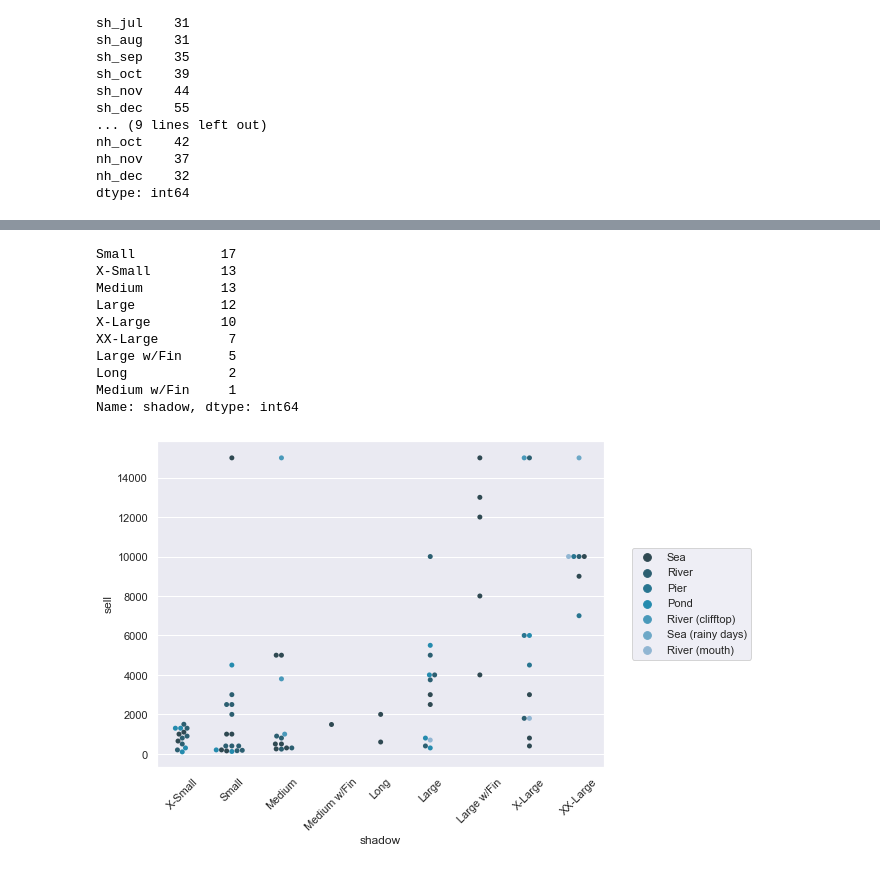
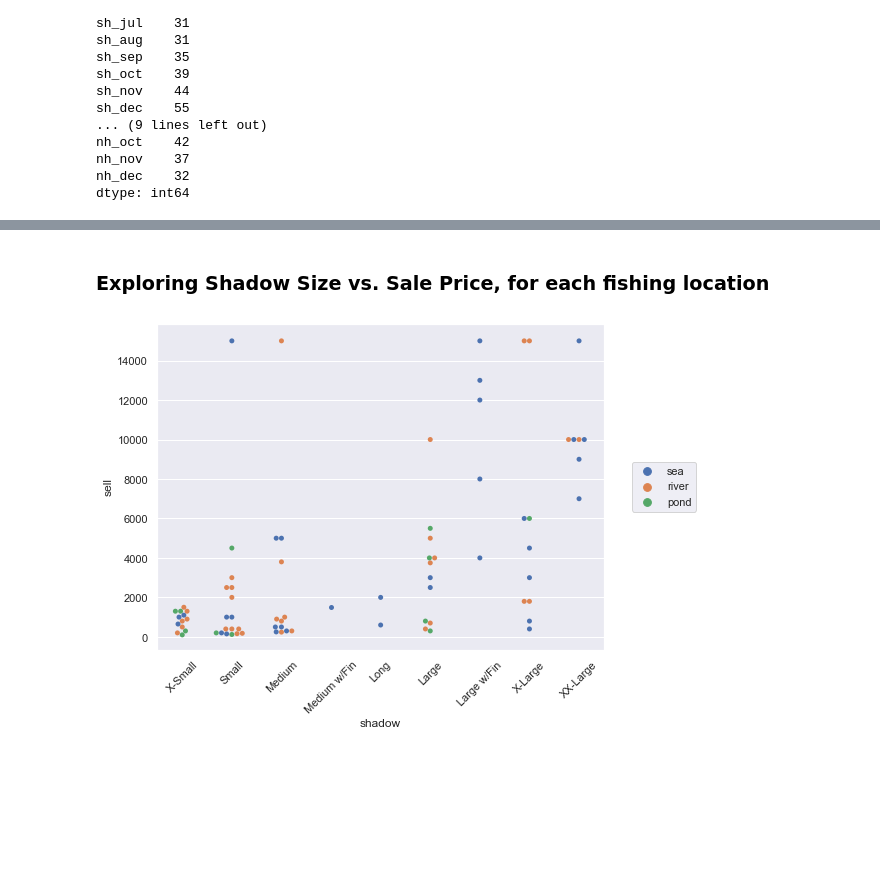
Before and after one commit to lindseyberlin/acnh_fish_guide, a Jupyter notebook: EDA-and-Data-Cleaning.ipynb, the cells around one changed output, grey strips where cells are left out. Saved outputs shown, nothing was run; the diff lists cells and outputs as text; code cells hidden in the pictures; blank space fills up the shorter version.

```diff
--- a/EDA-and-Data-Cleaning.ipynb
+++ b/EDA-and-Data-Cleaning.ipynb
@@ -90,0 +122,34 @@ Name: time, dtype: int64
+# %%
+# Mapping fish avail times to descriptors
+fish_avail_map = {'4 AM – 9 PM': "day",
+                  '9 AM –\xa04 PM': "midday",
+                  '4 PM –\xa09 AM': "night",
+                  '9 PM –\xa04 AM': "late",
+                  '9 AM –\xa04 PM; 9 PM – 4 AM': "midday, late",
+                  'All day': "all",
+                  'varies': 'varies'}
+
+fish['time'] = [fish_avail_map[item] for item in fish['time']]
+# %%
+where_how_map = {
+    "Sea": ["sea", "sea"],
+    "River": ["river", "river"],
+    "Pond": ["pond", "pond"],
+    "River (clifftop)": ["river", "clifftop"],
+    "Pier": ["sea", "pier"],
+    "River (mouth)": ["river", "mouth"],
+    "Sea (rainy days)": ["sea", "precipitation"]
+}
+# %%
+# Creating cols for primary vs. sub locations
+fish['where'] = fish['where_how']
+fish['where_sub'] = fish['where_how']
+
+for i, row in fish.iterrows():
+    orig_val = row['where']
+    where_main = where_how_map[orig_val][0]
+    where_sub = where_how_map[orig_val][1]
+    fish.at[i, 'where'] = where_main
+    fish.at[i, 'where_sub'] = where_sub
+
+fish = fish.drop(columns = "where_how")
@@ -111,5 +195,3 @@ nh_oct    42
 nh_nov    37
 nh_dec    32
 dtype: int64
-# %%
-fish[month_cols] = (~fish[month_cols].isna())
@@ -126,16 +198,5 @@ fish.head()
-# %%
-fish['shadow'].value_counts()
-# %% [output]
-Small           17
-X-Small         13
-Medium          13
-Large           12
-X-Large         10
-XX-Large         7
-Large w/Fin      5
-Long             2
-Medium w/Fin     1
-Name: shadow, dtype: int64
+# %% [markdown]
+### Exploring Shadow Size vs. Sale Price, for each fishing location
 # %%
 shadow_order = ['X-Small',
                 'Small',
@@ -149,11 +210,10 @@ shadow_order = ['X-Small',
 # %%
 plt.figure(figsize=(8,6))
 sns.swarmplot('shadow', 'sell', data=fish,
-              hue='where_how',
-              order=shadow_order,
-              palette="PuBuGn_d")
+              hue='where',
+              order=shadow_order)
 plt.xticks(rotation=45)
 plt.legend(loc='center left', bbox_to_anchor=(1.05, 0.5), ncol=1)
 plt.show()
 # %% [output]
-[figure, old version]
+[figure, new version]
```
Also changed, not shown: parts of 42 cells of this notebook.
